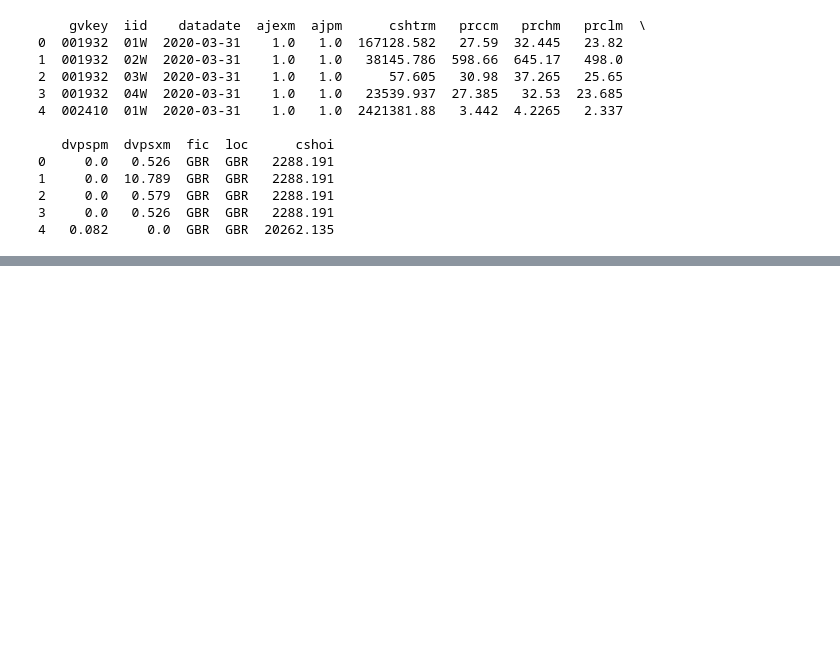
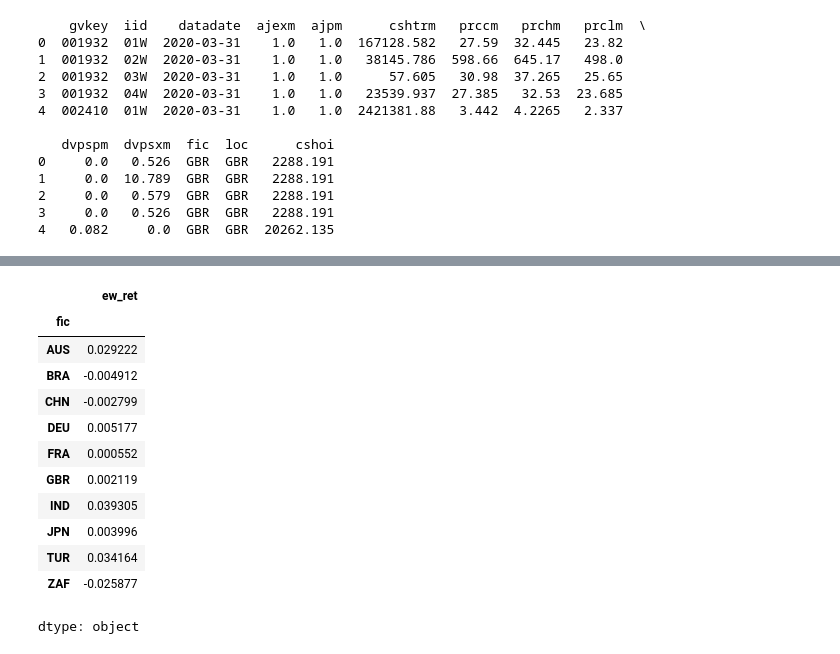
Before and after one commit to LJMfintech/Financial_Data_Analysis, a Jupyter notebook: DataAnalysisHW1_1.ipynb, the cells around one changed output, grey strips where cells are left out. Drawn from its saved outputs; the diff is of its cells as text; code cells hidden in the pictures; blank space fills up the shorter version.

```diff
--- a/DataAnalysisHW1_1.ipynb
+++ b/DataAnalysisHW1_1.ipynb
@@ -176,0 +283,16 @@ print(data_set.head())
+# %%
+ew_ret.groupby('fic')['ew_ret'].median()
+# %% [output]
+|  | ew_ret |
+| fic |  |
+| AUS | 0.029222 |
+| BRA | -0.004912 |
+| CHN | -0.002799 |
+| DEU | 0.005177 |
+| FRA | 0.000552 |
+| GBR | 0.002119 |
+| IND | 0.039305 |
+| JPN | 0.003996 |
+| TUR | 0.034164 |
+| ZAF | -0.025877 |
+dtype: object
```
Also changed, not shown: parts of 3 cells of this notebook.
